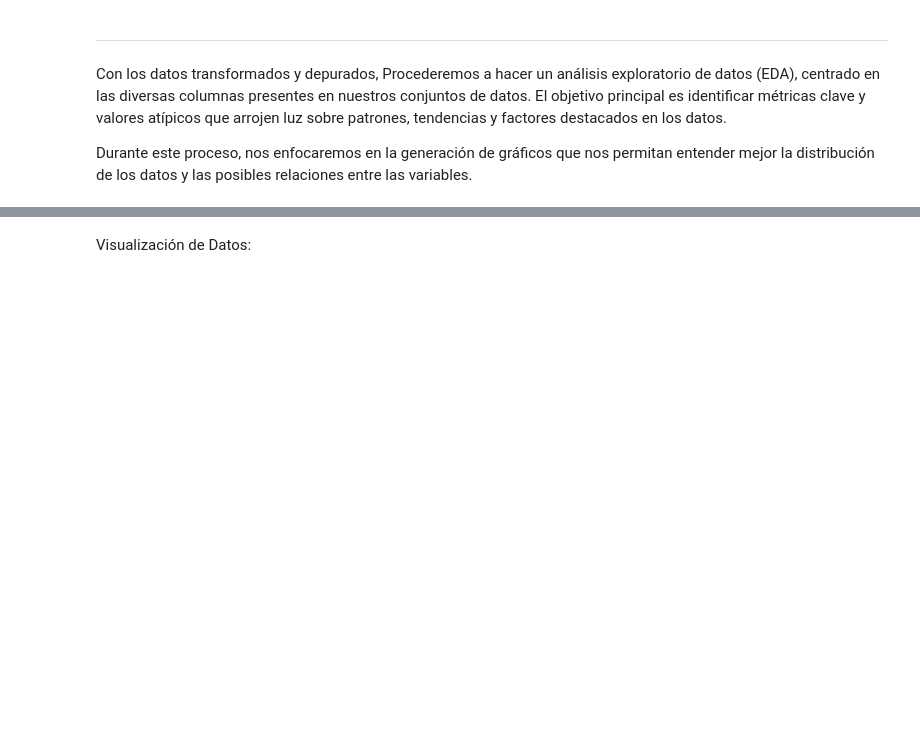
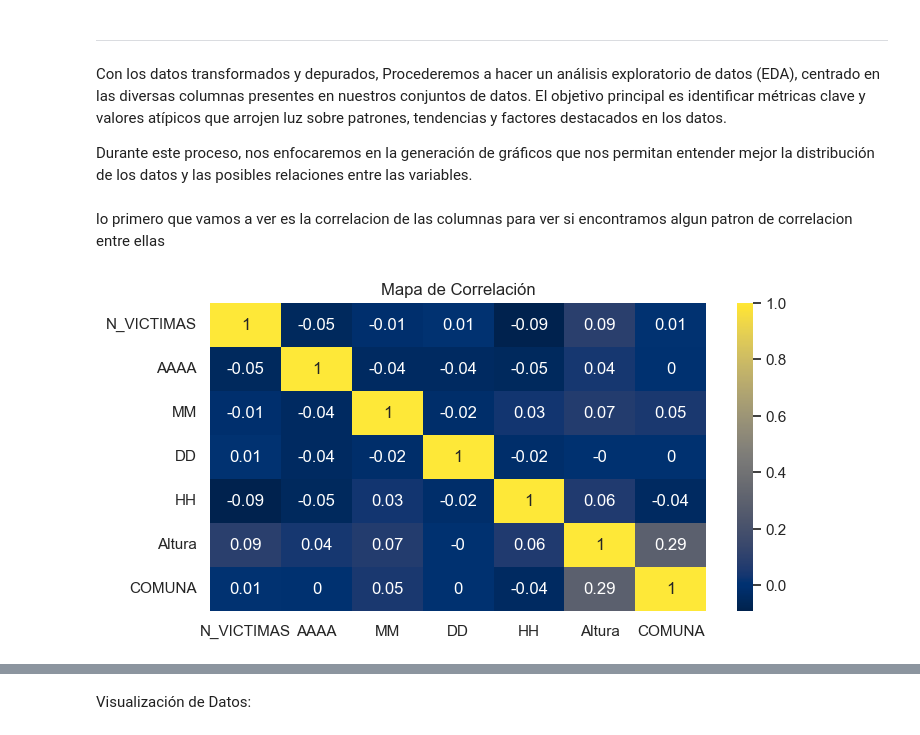
Before and after one commit to Frombini/Proyecto-Siniestros-Viales, a Jupyter notebook: EDA.ipynb, the cells around one changed output, grey strips where cells are left out. Saved outputs shown, nothing was run; the diff lists cells and outputs as text; code cells hidden in the pictures; blank space fills up the shorter version.

```diff
--- a/EDA.ipynb
+++ b/EDA.ipynb
@@ -535,3 +577,16 @@ df_homicidios_victimas.to_csv(ruta_relativa, index=False)
 Con los datos transformados y depurados, Procederemos a hacer un análisis exploratorio de datos (EDA), centrado en las diversas columnas presentes en nuestros conjuntos de datos. El objetivo principal es identificar métricas clave y valores atípicos que arrojen luz sobre patrones, tendencias y factores destacados en los datos.
 
 Durante este proceso, nos enfocaremos en la generación de gráficos que nos permitan entender mejor la distribución de los datos y las posibles relaciones entre las variables.
+# %% [markdown]
+lo primero que vamos a ver es la correlacion de las columnas para ver si encontramos algun patron de correlacion entre ellas
+# %%
+# Generamos un mapa con las correlaciones
+dataNumerica = df_homicidios_hechos.select_dtypes(include=['number'])
+corr = dataNumerica.corr().round(2)
+
+plt.figure(figsize=(8,4))
+sns.heatmap(corr, cmap="cividis", annot=True)
+plt.title('Mapa de Correlación')
+plt.show()
+# %% [output]
+[figure, added]
```
Also changed, not shown: parts of 27 cells of this notebook, 4 other files.
